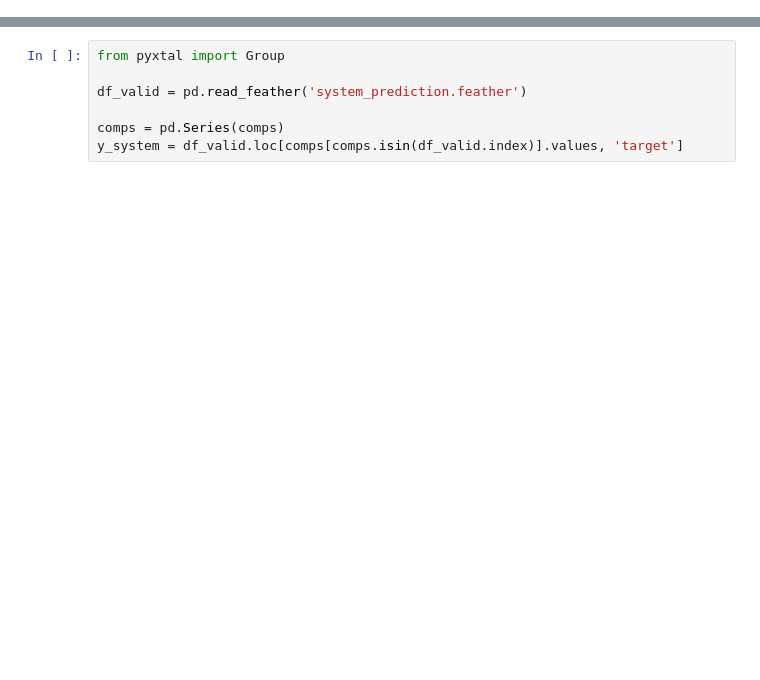
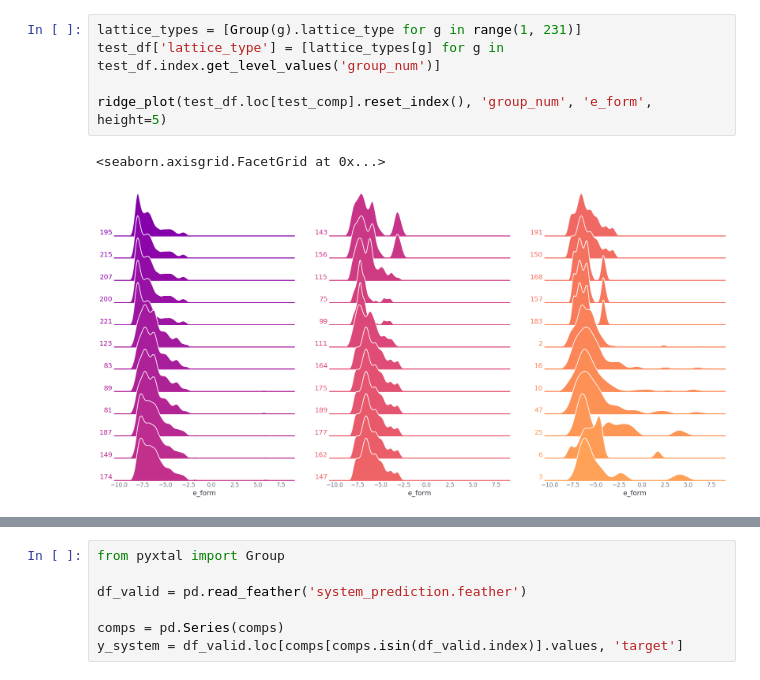
Before and after one commit to nicholas-miklaucic/baysic, a Jupyter notebook: group-latents-better.ipynb, the cells around one changed output, grey strips where cells are left out. Cells and saved outputs as stored; diff of their text form; blank space fills up the shorter version.

```diff
--- a/group-latents-better.ipynb
+++ b/group-latents-better.ipynb
@@ -316,3 +514,11 @@ group_predict(4).shape
+# %%
+lattice_types = [Group(g).lattice_type for g in range(1, 231)]
+test_df['lattice_type'] = [lattice_types[g] for g in test_df.index.get_level_values('group_num')]
+
+ridge_plot(test_df.loc[test_comp].reset_index(), 'group_num', 'e_form', height=5)
+# %% [output]
+<seaborn.axisgrid.FacetGrid at 0x...>
+[figure, added]
 # %%
 pred_df = np.array([group_predict(c_i) for c_i in torch.unique(X[:, 0])])
 pred_df.shape
```
Also changed, not shown: parts of 30 cells of this notebook, 6 other files.
